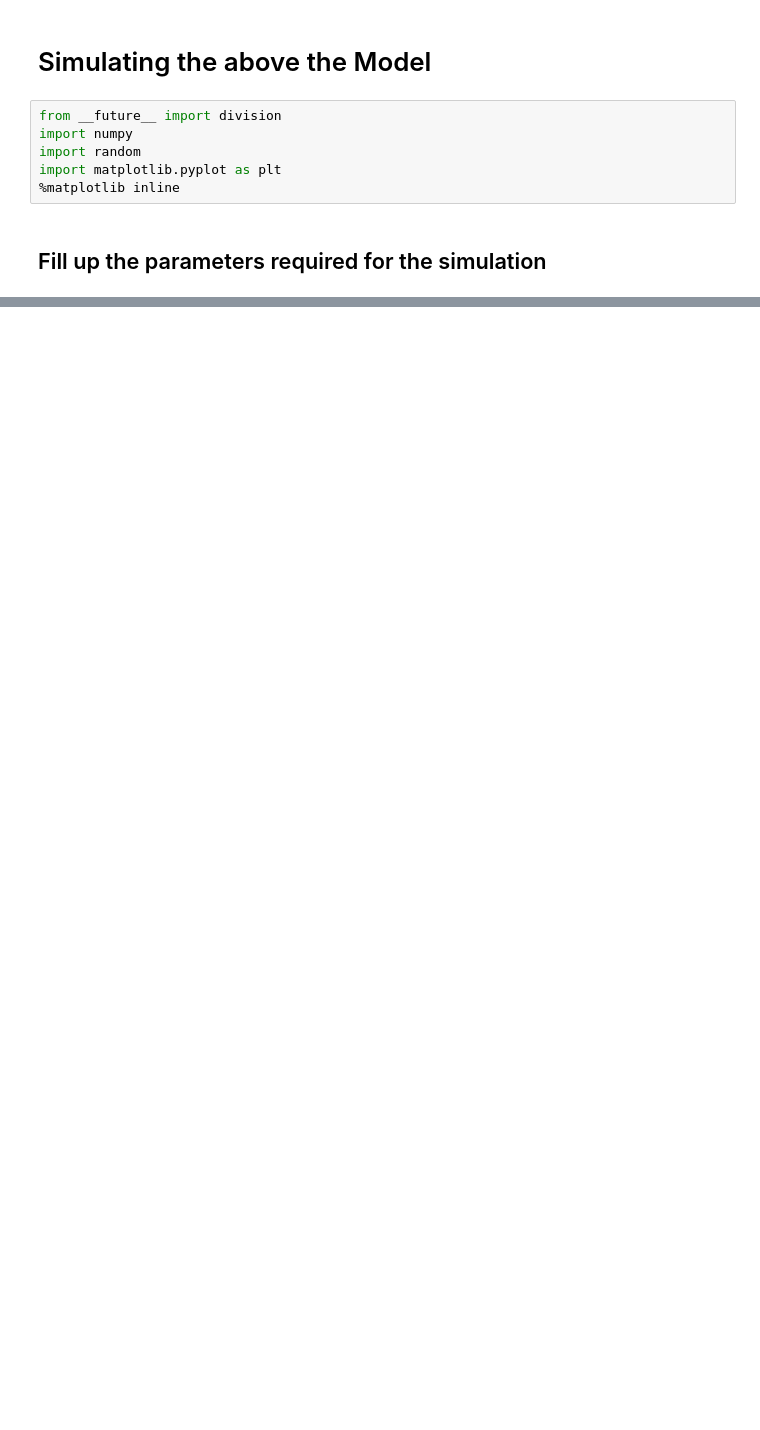
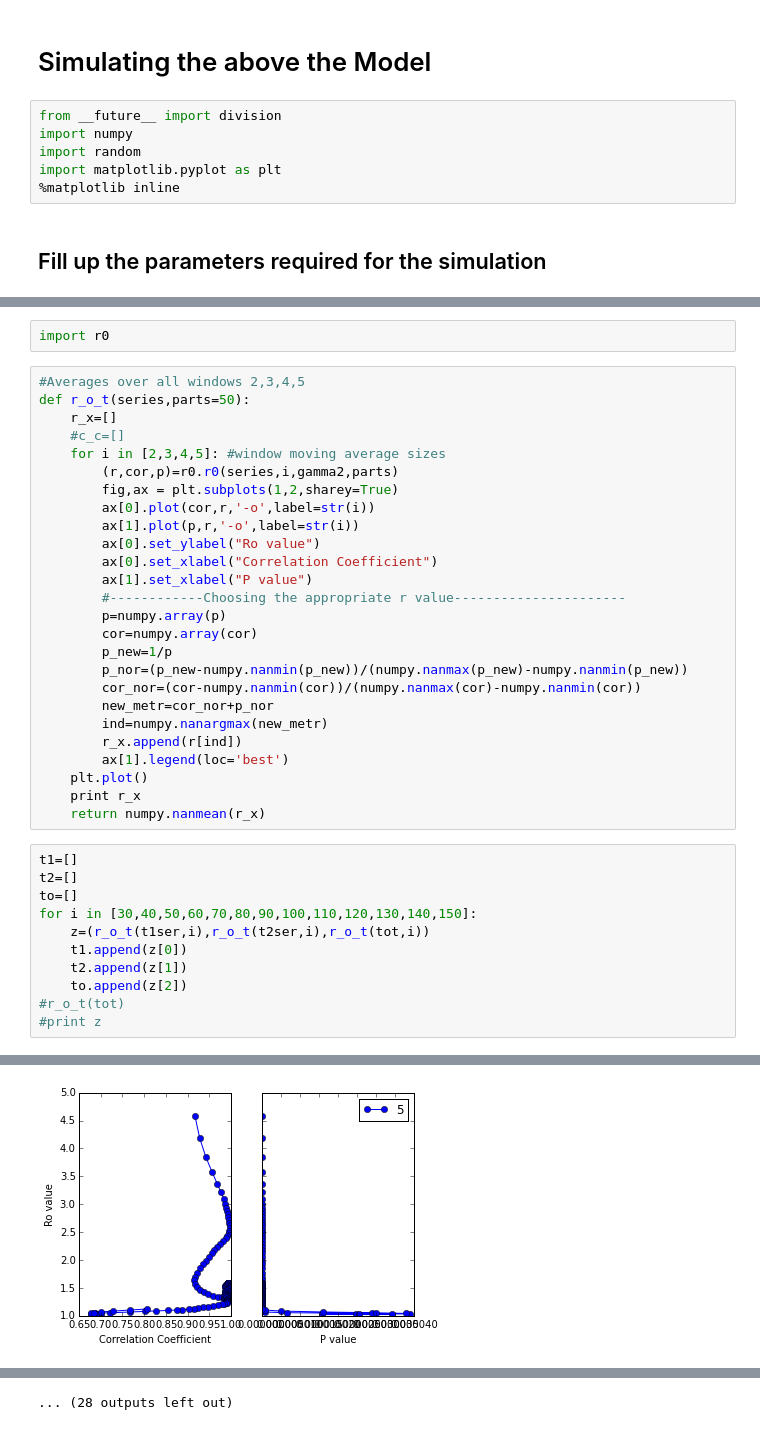
Before and after one commit to Jayanth-kumar5566/Stochastic-Simulations, a Jupyter notebook: Stochastic_stimulation_SIR/SIR 2 Cities.ipynb, the cells around one changed output, grey strips where cells are left out. Drawn from its saved outputs; the diff is of its cells as text; blank space fills up the shorter version.

```diff
--- a/Stochastic_stimulation_SIR/SIR 2 Cities.ipynb
+++ b/Stochastic_stimulation_SIR/SIR 2 Cities.ipynb
@@ -189,0 +240,40 @@ plt.show()
+# %%
+import r0
+# %%
+#Averages over all windows 2,3,4,5
+def r_o_t(series,parts=50):
+    r_x=[]
+    #c_c=[]
+    for i in [2,3,4,5]: #window moving average sizes
+        (r,cor,p)=r0.r0(series,i,gamma2,parts)
+        fig,ax = plt.subplots(1,2,sharey=True)
+        ax[0].plot(cor,r,'-o',label=str(i))
+        ax[1].plot(p,r,'-o',label=str(i))
+        ax[0].set_ylabel("Ro value")
+        ax[0].set_xlabel("Correlation Coefficient")
+        ax[1].set_xlabel("P value")
+        #------------Choosing the appropriate r value----------------------
+        p=numpy.array(p)
+        cor=numpy.array(cor)
+        p_new=1/p
+        p_nor=(p_new-numpy.nanmin(p_new))/(numpy.nanmax(p_new)-numpy.nanmin(p_new))
+        cor_nor=(cor-numpy.nanmin(cor))/(numpy.nanmax(cor)-numpy.nanmin(cor))
+        new_metr=cor_nor+p_nor
+        ind=numpy.nanargmax(new_metr)
+        r_x.append(r[ind])
+        ax[1].legend(loc='best')
+    plt.plot()
+    print r_x
+    return numpy.nanmean(r_x)
+# %%
+t1=[]
+t2=[]
+to=[]
+for i in [30,40,50,60,70,80,90,100,110,120,130,140,150]:
+    z=(r_o_t(t1ser,i),r_o_t(t2ser,i),r_o_t(tot,i))
+    t1.append(z[0])
+    t2.append(z[1])
+    to.append(z[2])
+#r_o_t(tot)
+#print z
+# %% [output]
@@ -189,0 +297 @@ plt.show()
+[figure, added]
@@ -189,0 +308 @@ plt.show()
+... (28 outputs left out)
```
Also changed, not shown: parts of 25 cells of this notebook, 8 other files.
